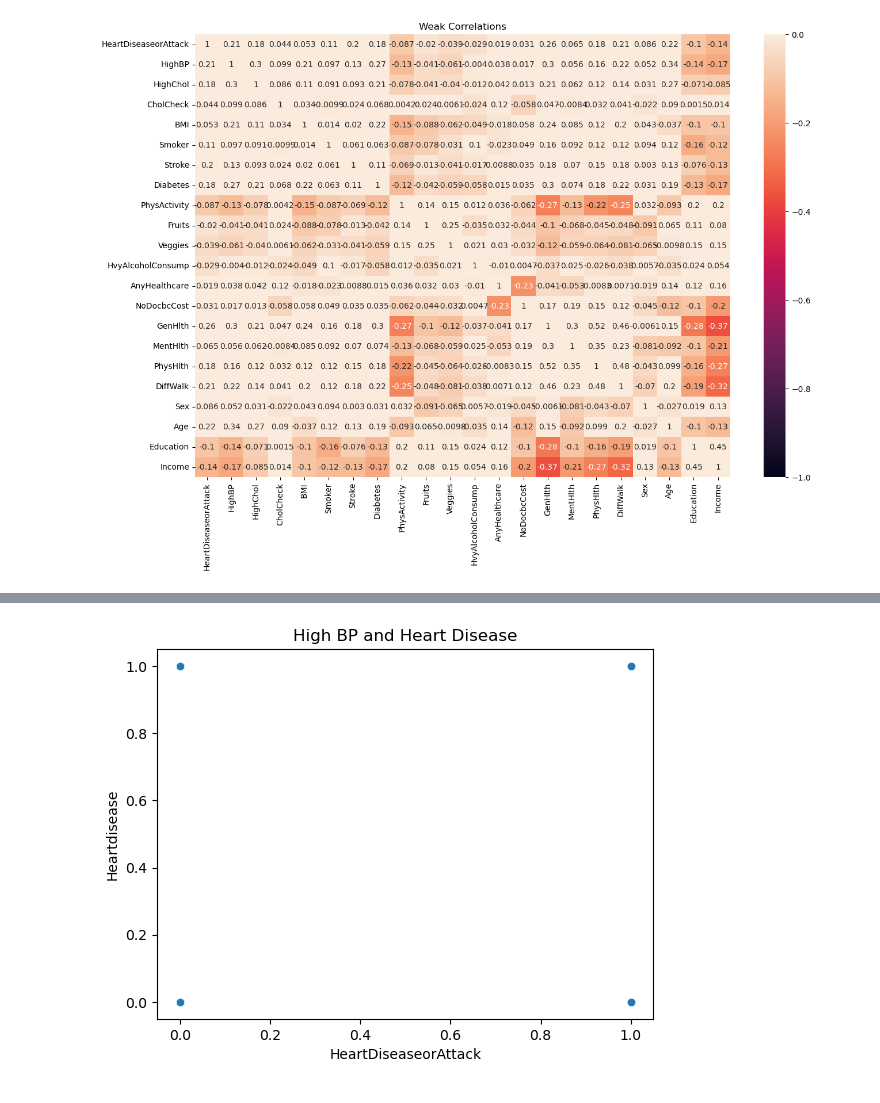
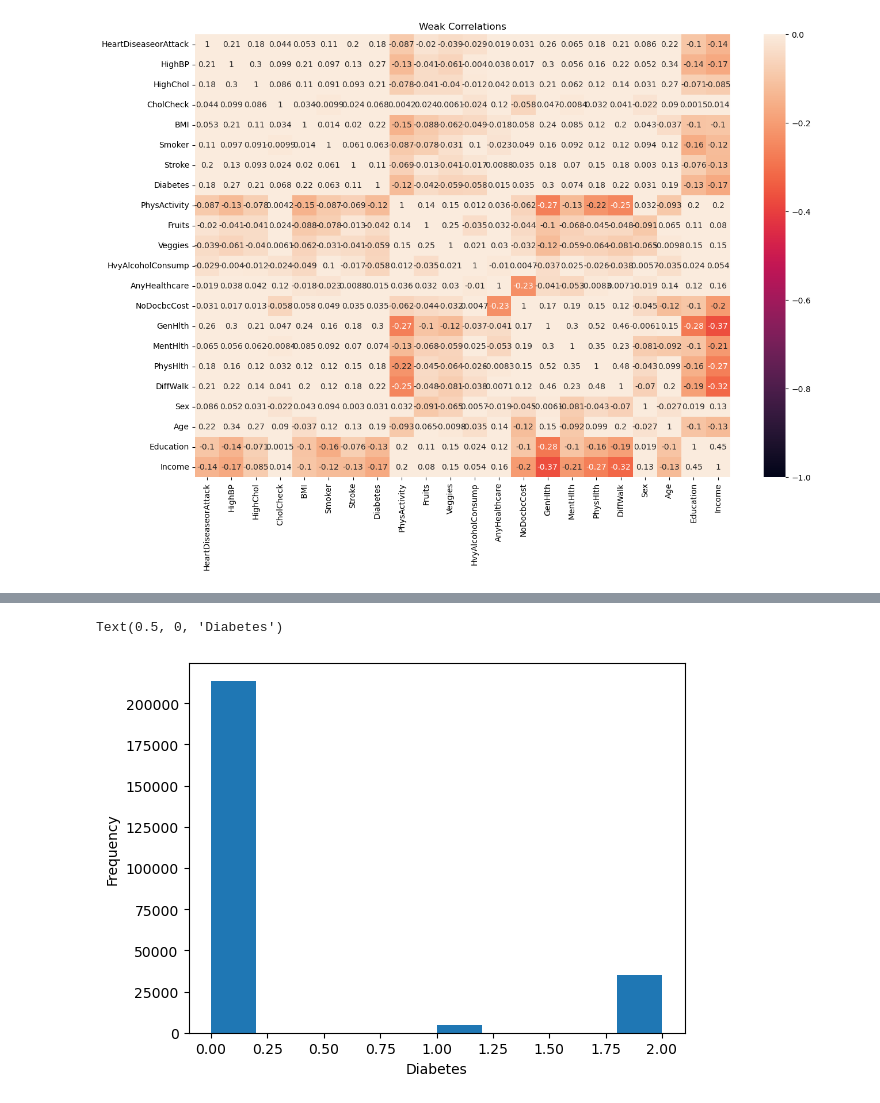
Before and after one commit to ejohnmedina/dsi-project-4, a Jupyter notebook: john-eda-graphs.ipynb, the cells around one changed output, grey strips where cells are left out. Drawn from its saved outputs; the diff is of its cells as text; code cells hidden in the pictures.

Commit message:
added histograms

```diff
--- a/john-eda-graphs.ipynb
+++ b/john-eda-graphs.ipynb
@@ -141,13 +115,6 @@ plt.show();
-# %%
-fig, ax = plt.subplots()
-
-ax = sns.scatterplot(data=df, x='HeartDiseaseorAttack', y='HighBP', palette='viridis_r')
-
-ax.set_title('High BP and Heart Disease')
-#ax.set_xlabel('')
-ax.set_ylabel('Heartdisease')
-#ax.legend(['Viral', 'No'])
-
-plt.show();
-# %% [output]
-[figure, removed]
+# %%
+df.Diabetes.plot(kind='hist')
+plt.xlabel('Diabetes')
+# %% [output]
+Text(0.5, 0, 'Diabetes')
+[figure, added]
```
Also changed, not shown: parts of 6 cells of this notebook.
